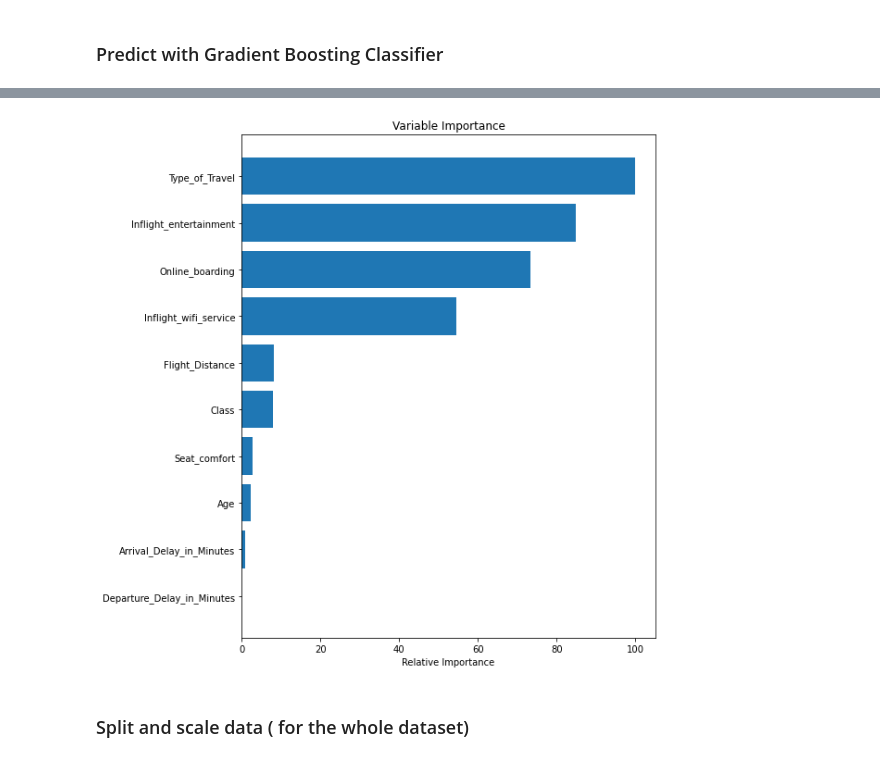
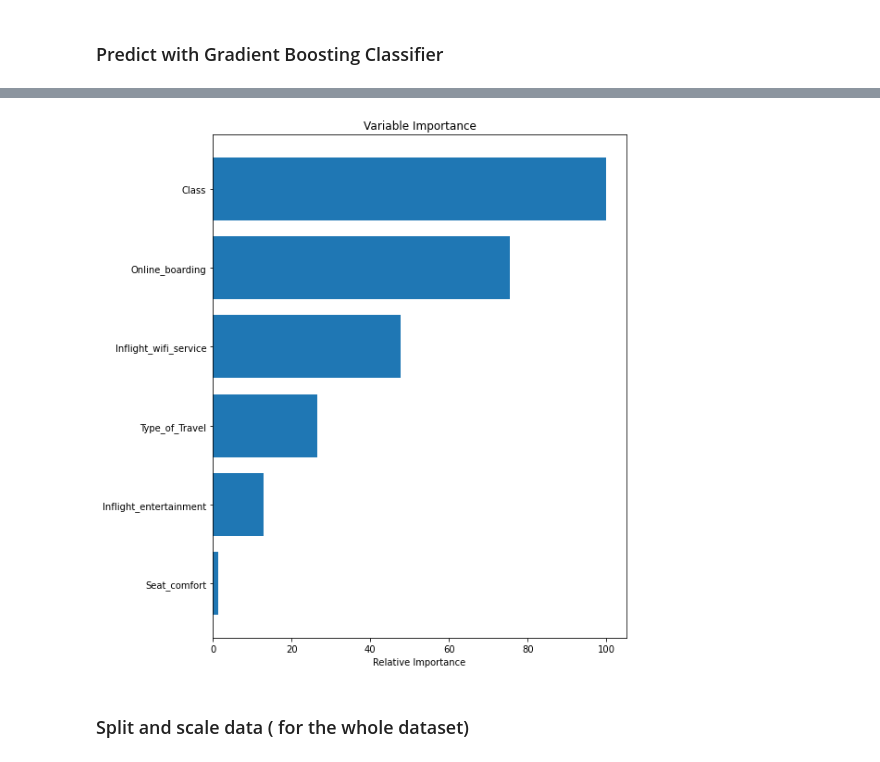
Before and after one commit to speplinski3/G3_Santander_Customer_Satisfaction, a Jupyter notebook: Airline_Customer_Satisfaction_ML_Wuyang.ipynb, the cells around one changed output, grey strips where cells are left out. Drawn from its saved outputs; the diff is of its cells as text; code cells hidden in the pictures.

```diff
--- a/Airline_Customer_Satisfaction_ML_Wuyang.ipynb
+++ b/Airline_Customer_Satisfaction_ML_Wuyang.ipynb
@@ -451,6 +451,9 @@ Index(['Age', 'Type_of_Travel', 'Class', 'Flight_Distance',
+# %%
+features = ['Type_of_Travel', 'Class', 'Inflight_wifi_service', 'Online_boarding', 'Seat_comfort', 'Inflight_entertainment']
+target = ['satisfaction']
 # %%
 # Split data into features and target arrays
-X1 = Customer_Satisfaction_df[features]
-y1 = Customer_Satisfaction_df['satisfaction']
+X = Customer_Satisfaction_df[features]
+y = Customer_Satisfaction_df[target].to_numpy()
 # Split data into train and test
-X1_train, X1_test, y1_train, y1_test = train_test_split(X1, y1, test_size=0.3, random_state=42)
+X_train, X_test, y_train, y_test = train_test_split(X, y, test_size=0.3, random_state=42)
@@ -468,5 +460,5 @@ print(y1_train.shape)
 # %%
 # Scale the data
 scaler = StandardScaler()
-X1_train_scaled= scaler.fit_transform(X1_train)
-X1_test_scaled= scaler.transform(X1_test)
+X_train_scaled= scaler.fit_transform(X_train)
+X_test_scaled= scaler.transform(X_test)
@@ -514,6 +550,6 @@ for learning_rate in learning_rates:
                 max_features=5,
                 max_depth=3,
                 random_state=0)
-    classifierGB.fit(X1_train_scaled, y1_train)
+    classifierGB.fit(X_train_scaled, y_train.ravel())
 # %%
 print('Learning rate: ', learning_rate)
@@ -533,19 +569,19 @@ cohen_kappa_score(y1_test, prediction, weights = "quadratic")
 # %%
 # Plot feature importance https://scikit-learn.org/stable/modules/generated/sklearn.svm.SVR.html#sklearn.svm.SVR
 feature_importance1 = classifierGB.feature_importances_
 # make importances relative to max importance
 feature_importance1 = 100.0 * (feature_importance1 / feature_importance1.max())
 sorted_idx = np.argsort(feature_importance1)
 pos = np.arange(sorted_idx.shape[0]) + .5
 # plt.subplot(1, 2, 2)
 plt.figure(figsize=(8, 10))
 plt.barh(pos, feature_importance1[sorted_idx], align='center')
-plt.yticks(pos, X1_train.keys()[sorted_idx])
+plt.yticks(pos, X_train.keys()[sorted_idx])
 plt.xlabel('Relative Importance')
 plt.title('Variable Importance')
 plt.show()
 # %% [output]
-[figure, old version]
+[figure, new version]
 # %% [markdown]
 ### Split and scale data ( for the whole dataset)
 # %%
```
Also changed, not shown: parts of 51 cells of this notebook.
